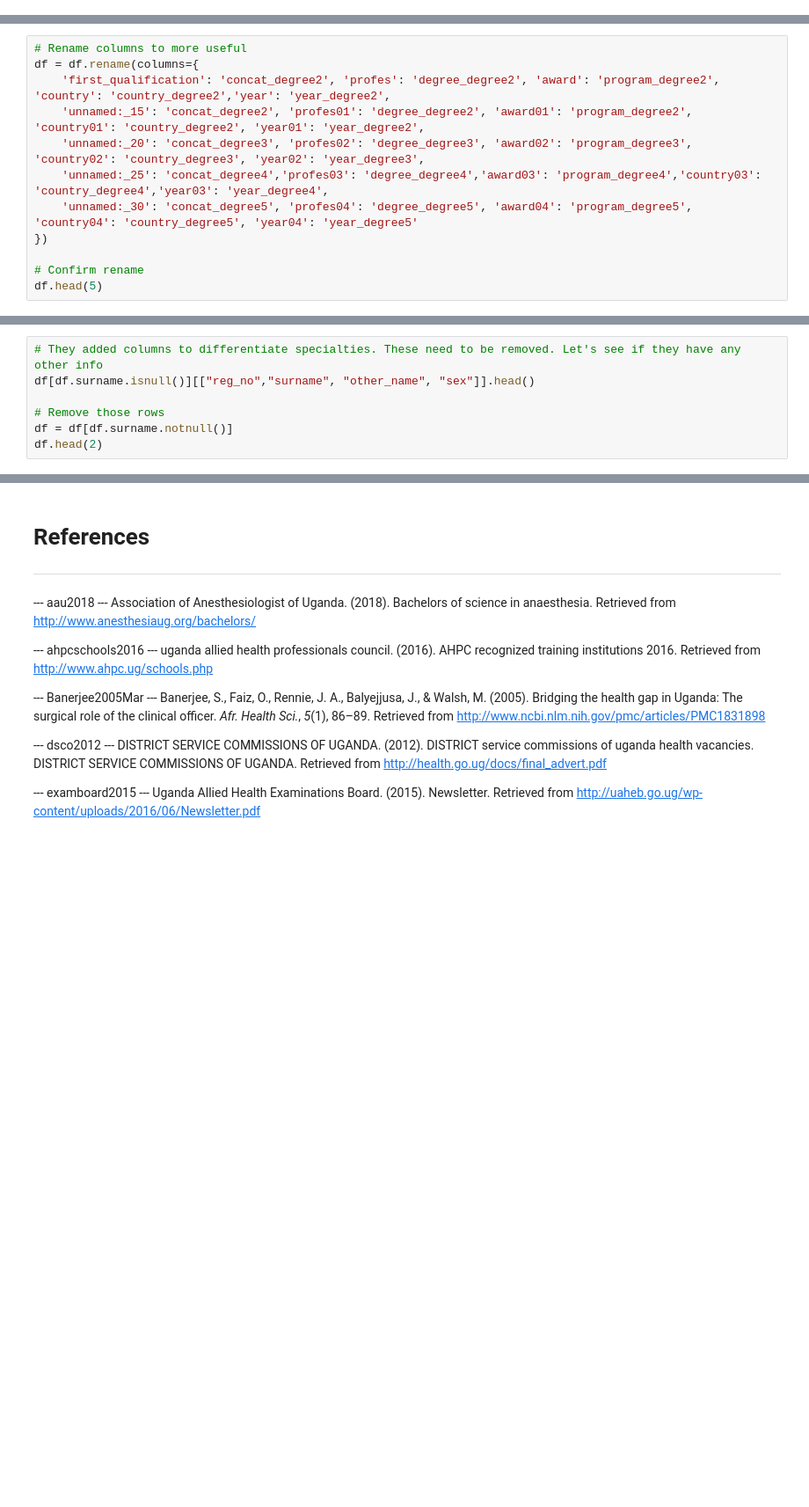
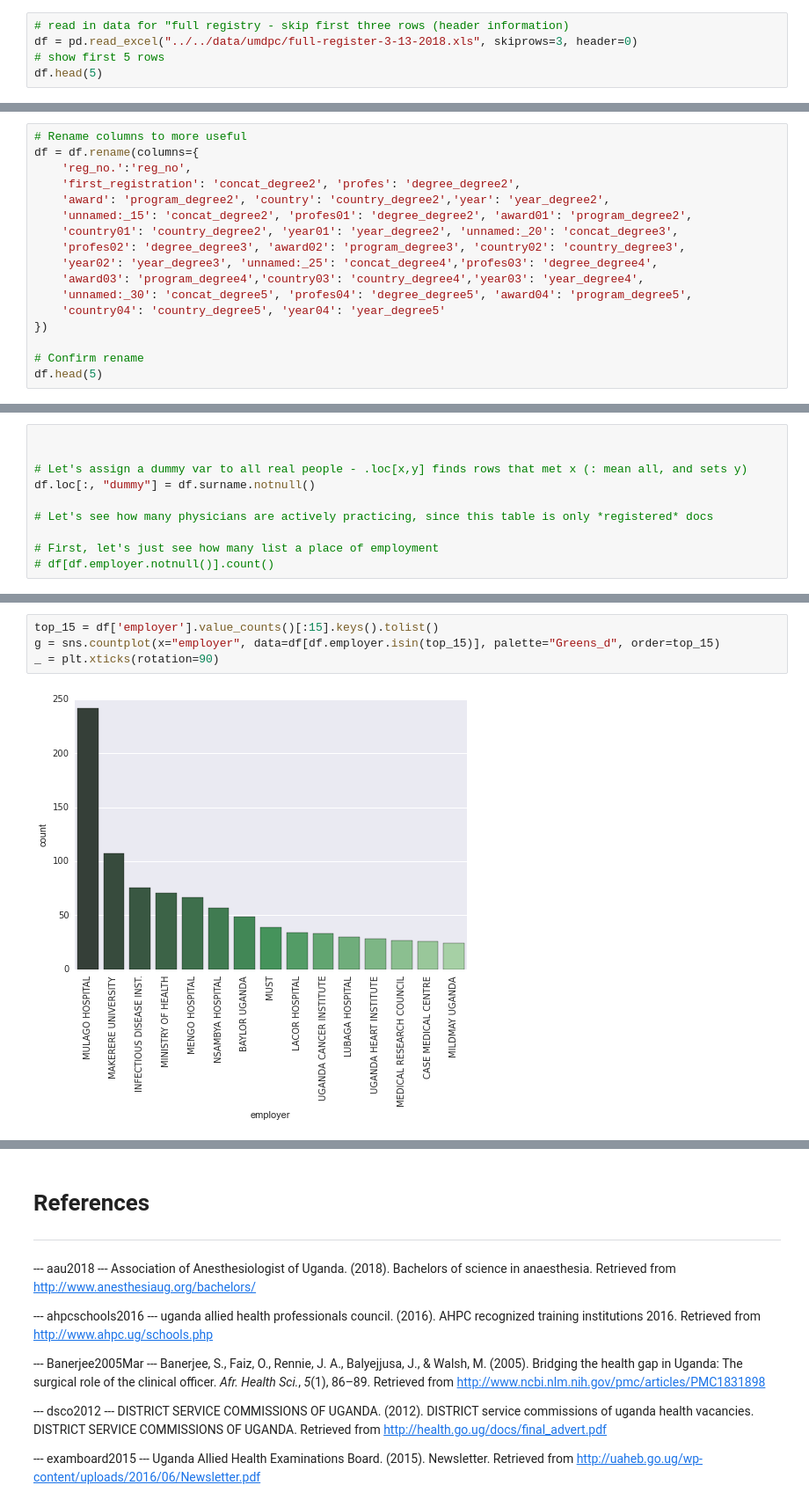
Before and after one commit to alexgoodell/uganda-model, a Jupyter notebook: model/py/uganda-model.ipynb, the cells around one changed output, grey strips where cells are left out. Shown at 88% size. Cells and saved outputs as stored; diff of their text form; blank space fills up the shorter version.

```diff
--- a/model/py/uganda-model.ipynb
+++ b/model/py/uganda-model.ipynb
@@ -37,0 +36,5 @@ df.head(5)
+# %%
+# read in data for "full registry - skip first three rows (header information)
+df = pd.read_excel("../../data/umdpc/full-register-3-13-2018.xls", skiprows=3, header=0)
+# show first 5 rows
+df.head(5)
@@ -53,11 +87,16 @@ df[not_any_null][['first_qualification', 'profes', 'award', 'country', 'year', '
 # %%
 # Rename columns to more useful
 df = df.rename(columns={
-    'first_qualification': 'concat_degree2', 'profes': 'degree_degree2', 'award': 'program_degree2', 'country': 'country_degree2','year': 'year_degree2',
-    'unnamed:_15': 'concat_degree2', 'profes01': 'degree_degree2', 'award01': 'program_degree2', 'country01': 'country_degree2', 'year01': 'year_degree2',
-    'unnamed:_20': 'concat_degree3', 'profes02': 'degree_degree3', 'award02': 'program_degree3', 'country02': 'country_degree3', 'year02': 'year_degree3',
-    'unnamed:_25': 'concat_degree4','profes03': 'degree_degree4','award03': 'program_degree4','country03': 'country_degree4','year03': 'year_degree4',
-    'unnamed:_30': 'concat_degree5', 'profes04': 'degree_degree5', 'award04': 'program_degree5', 'country04': 'country_degree5', 'year04': 'year_degree5'
+    'reg_no.':'reg_no',
+    'first_registration': 'concat_degree2', 'profes': 'degree_degree2',
+    'award': 'program_degree2', 'country': 'country_degree2','year': 'year_degree2',
+    'unnamed:_15': 'concat_degree2', 'profes01': 'degree_degree2', 'award01': 'program_degree2',
+    'country01': 'country_degree2', 'year01': 'year_degree2', 'unnamed:_20': 'concat_degree3',
+    'profes02': 'degree_degree3', 'award02': 'program_degree3', 'country02': 'country_degree3',
+    'year02': 'year_degree3', 'unnamed:_25': 'concat_degree4','profes03': 'degree_degree4',
+    'award03': 'program_degree4','country03': 'country_degree4','year03': 'year_degree4',
+    'unnamed:_30': 'concat_degree5', 'profes04': 'degree_degree5', 'award04': 'program_degree5',
+    'country04': 'country_degree5', 'year04': 'year_degree5'
 })
 
 # Confirm rename
@@ -65,9 +112,2 @@ df.head(5)
-# %%
-# They added columns to differentiate specialties. These need to be removed. Let's see if they have any other info
-df[df.surname.isnull()][["reg_no","surname", "other_name", "sex"]].head()
-
-# Remove those rows
-df = df[df.surname.notnull()]
-df.head(2)
 # %%
 # Look for missing values in key fields
@@ -78,0 +168,10 @@ print d
+# %%
+
+
+# Let's assign a dummy var to all real people - .loc[x,y] finds rows that met x (: mean all, and sets y)
+df.loc[:, "dummy"] = df.surname.notnull()
+
+# Let's see how many physicians are actively practicing, since this table is only *registered* docs
+
+# First, let's just see how many list a place of employment
+# df[df.employer.notnull()].count()
@@ -78,0 +186,6 @@ print d
+# %%
+top_15 = df['employer'].value_counts()[:15].keys().tolist()
+g = sns.countplot(x="employer", data=df[df.employer.isin(top_15)], palette="Greens_d", order=top_15)
+_ = plt.xticks(rotation=90)
+# %% [output]
+[figure, added]
```
Also changed, not shown: parts of 18 cells of this notebook, 4 other files.
